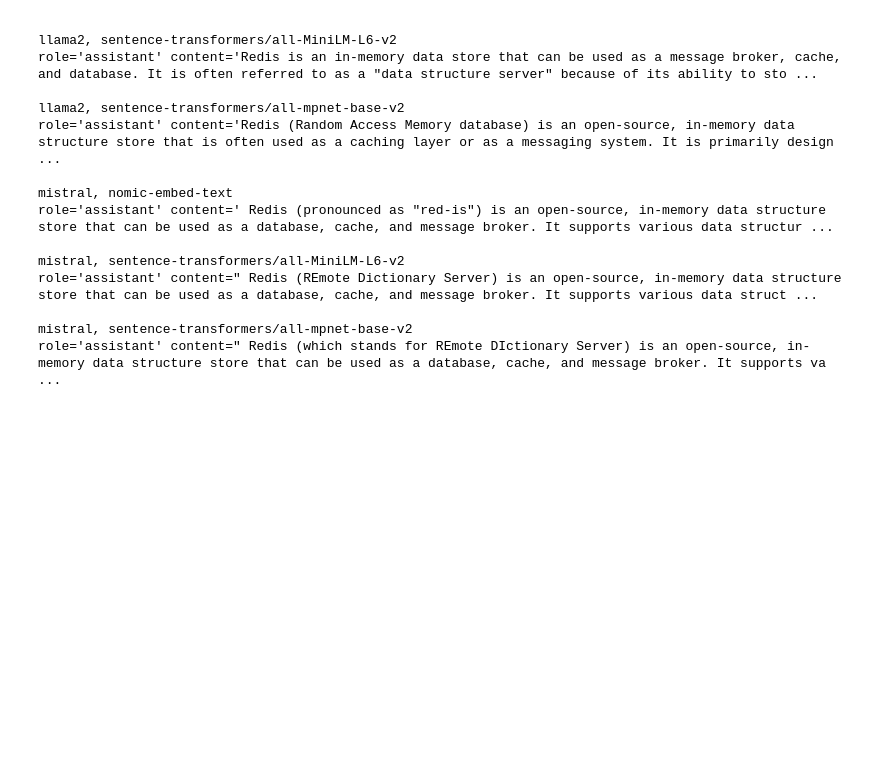
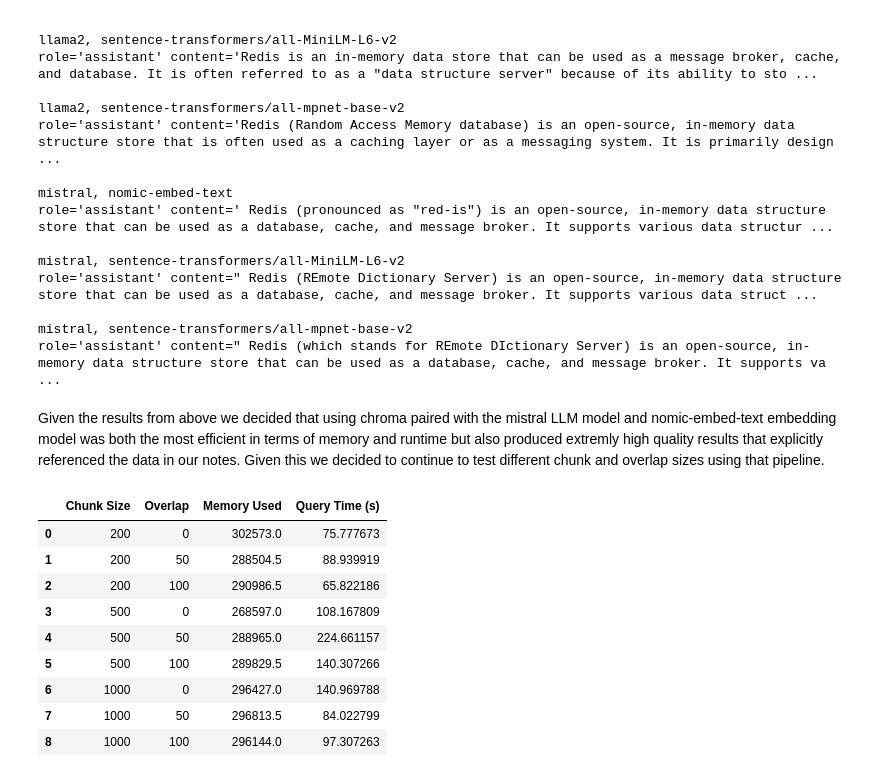
Before and after one commit to desireedegennaro/practical_02_lon_kalden_desiree, a Jupyter notebook: visualizations.ipynb, the cells around one changed output. Saved outputs shown, nothing was run; the diff lists cells and outputs as text; code cells hidden in the pictures; blank space fills up the shorter version.

```diff
--- a/visualizations.ipynb
+++ b/visualizations.ipynb
@@ -195,3 +198,24 @@ role='assistant' content=" Redis (REmote Dictionary Server) is an open-source, i
 
 mistral, sentence-transformers/all-mpnet-base-v2
 role='assistant' content=" Redis (which stands for REmote DIctionary Server) is an open-source, in-memory data structure store that can be used as a database, cache, and message broker. It supports va ...
+# %% [markdown]
+Given the results from above we decided that using chroma paired with the mistral LLM model and nomic-embed-text embedding model was both the most efficient in terms of memory and runtime but also produced extremly high quality results that explicitly referenced the data in our notes. Given this we decided to continue to test different chunk and overlap sizes using that pipeline.
+# %%
+chunky_df = pd.read_csv('chroma_chunk_results.csv')
+chunk_embd_avg = chunky_df.groupby(['Chunk Size', 'Overlap'])[['Memory Used', 'Query Time (s)']].mean()
+chunk_embd_avg.reset_index(inplace=True)
+chunk_embd_avg.sort_values(by=['Chunk Size', 'Overlap'], inplace=True)
+chunk_embd_avg['Overlap'] = chunk_embd_avg['Overlap'].astype(str)
+chunk_embd_avg['Chunk Size'] = chunk_embd_avg['Chunk Size'].astype(str)
+chunk_embd_avg
+# %% [output]
+|  | Chunk Size | Overlap | Memory Used | Query Time (s) |
+| 0 | 200 | 0 | 302573.0 | 75.777673 |
+| 1 | 200 | 50 | 288504.5 | 88.939919 |
+| 2 | 200 | 100 | 290986.5 | 65.822186 |
+| 3 | 500 | 0 | 268597.0 | 108.167809 |
+| 4 | 500 | 50 | 288965.0 | 224.661157 |
+| 5 | 500 | 100 | 289829.5 | 140.307266 |
+| 6 | 1000 | 0 | 296427.0 | 140.969788 |
+| 7 | 1000 | 50 | 296813.5 | 84.022799 |
+| 8 | 1000 | 100 | 296144.0 | 97.307263 |
```
Also changed, not shown: parts of 9 cells of this notebook, 1 other file.
